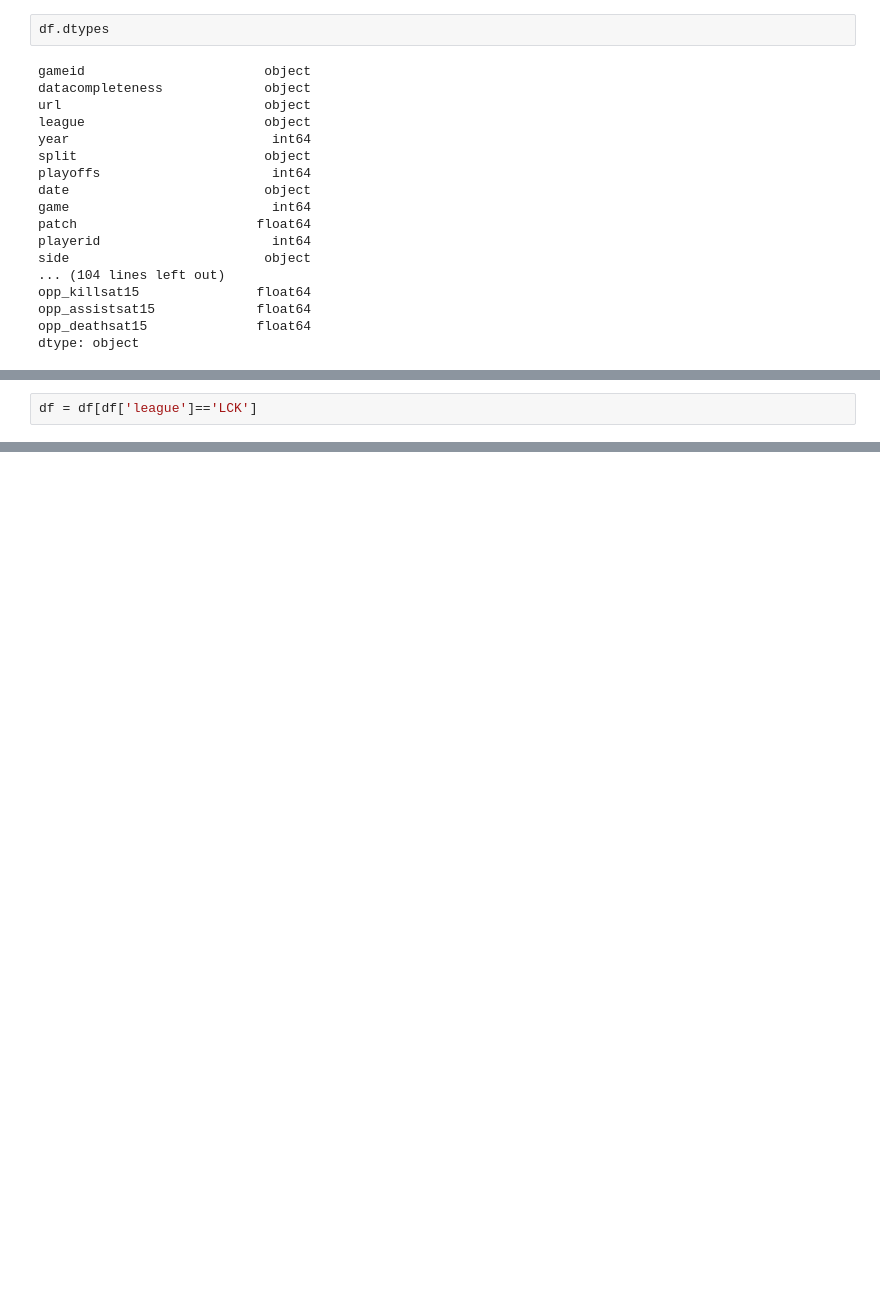
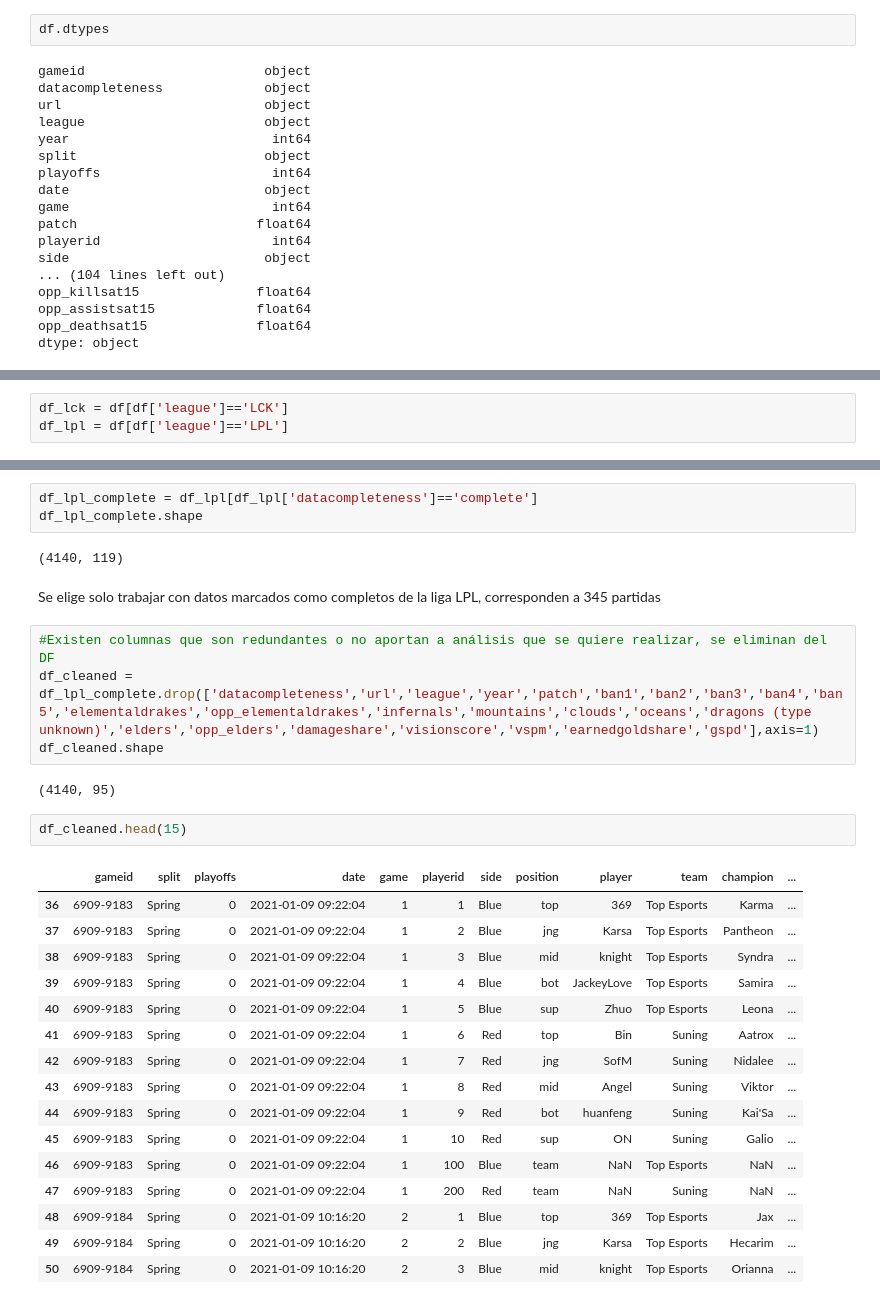
Before and after one commit to cporras/lol-esports, a Jupyter notebook: Notebooks/Carga_y_limpieza.ipynb, the cells around one changed output, grey strips where cells are left out. Drawn from its saved outputs; the diff is of its cells as text; blank space fills up the shorter version.

```diff
--- a/Notebooks/Carga_y_limpieza.ipynb
+++ b/Notebooks/Carga_y_limpieza.ipynb
@@ -98,2 +72,0 @@ dtype: object
-# %%
-df = df[df['league']=='LCK']
@@ -205,0 +95,3 @@ plt.show()
+# %%
+df_lck = df[df['league']=='LCK']
+df_lpl = df[df['league']=='LPL']
@@ -205,0 +116,32 @@ plt.show()
+# %%
+df_lpl_complete = df_lpl[df_lpl['datacompleteness']=='complete']
+df_lpl_complete.shape
+# %% [output]
+(4140, 119)
+# %% [markdown]
+Se elige solo trabajar con datos marcados como completos de la liga LPL, corresponden a 345 partidas
+# %%
+#Existen columnas que son redundantes o no aportan a análisis que se quiere realizar, se eliminan del DF
+df_cleaned = df_lpl_complete.drop(['datacompleteness','url','league','year','patch','ban1','ban2','ban3','ban4','ban5','elementaldrakes','opp_elementaldrakes','infernals','mountains','clouds','oceans','dragons (type unknown)','elders','opp_elders','damageshare','visionscore','vspm','earnedgoldshare','gspd'],axis=1)
+df_cleaned.shape
+# %% [output]
+(4140, 95)
+# %%
+df_cleaned.head(15)
+# %% [output]
+|  | gameid | split | playoffs | date | game | playerid | side | position | player | team | champion | ... |
+| 36 | 6909-9183 | Spring | 0 | 2021-01-09 09:22:04 | 1 | 1 | Blue | top | 369 | Top Esports | Karma | ... |
+| 37 | 6909-9183 | Spring | 0 | 2021-01-09 09:22:04 | 1 | 2 | Blue | jng | Karsa | Top Esports | Pantheon | ... |
+| 38 | 6909-9183 | Spring | 0 | 2021-01-09 09:22:04 | 1 | 3 | Blue | mid | knight | Top Esports | Syndra | ... |
+| 39 | 6909-9183 | Spring | 0 | 2021-01-09 09:22:04 | 1 | 4 | Blue | bot | JackeyLove | Top Esports | Samira | ... |
+| 40 | 6909-9183 | Spring | 0 | 2021-01-09 09:22:04 | 1 | 5 | Blue | sup | Zhuo | Top Esports | Leona | ... |
+| 41 | 6909-9183 | Spring | 0 | 2021-01-09 09:22:04 | 1 | 6 | Red | top | Bin | Suning | Aatrox | ... |
+| 42 | 6909-9183 | Spring | 0 | 2021-01-09 09:22:04 | 1 | 7 | Red | jng | SofM | Suning | Nidalee | ... |
+| 43 | 6909-9183 | Spring | 0 | 2021-01-09 09:22:04 | 1 | 8 | Red | mid | Angel | Suning | Viktor | ... |
+| 44 | 6909-9183 | Spring | 0 | 2021-01-09 09:22:04 | 1 | 9 | Red | bot | huanfeng | Suning | Kai'Sa | ... |
+| 45 | 6909-9183 | Spring | 0 | 2021-01-09 09:22:04 | 1 | 10 | Red | sup | ON | Suning | Galio | ... |
+| 46 | 6909-9183 | Spring | 0 | 2021-01-09 09:22:04 | 1 | 100 | Blue | team | NaN | Top Esports | NaN | ... |
+| 47 | 6909-9183 | Spring | 0 | 2021-01-09 09:22:04 | 1 | 200 | Red | team | NaN | Suning | NaN | ... |
+| 48 | 6909-9184 | Spring | 0 | 2021-01-09 10:16:20 | 2 | 1 | Blue | top | 369 | Top Esports | Jax | ... |
+| 49 | 6909-9184 | Spring | 0 | 2021-01-09 10:16:20 | 2 | 2 | Blue | jng | Karsa | Top Esports | Hecarim | ... |
+| 50 | 6909-9184 | Spring | 0 | 2021-01-09 10:16:20 | 2 | 3 | Blue | mid | knight | Top Esports | Orianna | ... |
```
Also changed, not shown: parts of 46 cells of this notebook.
